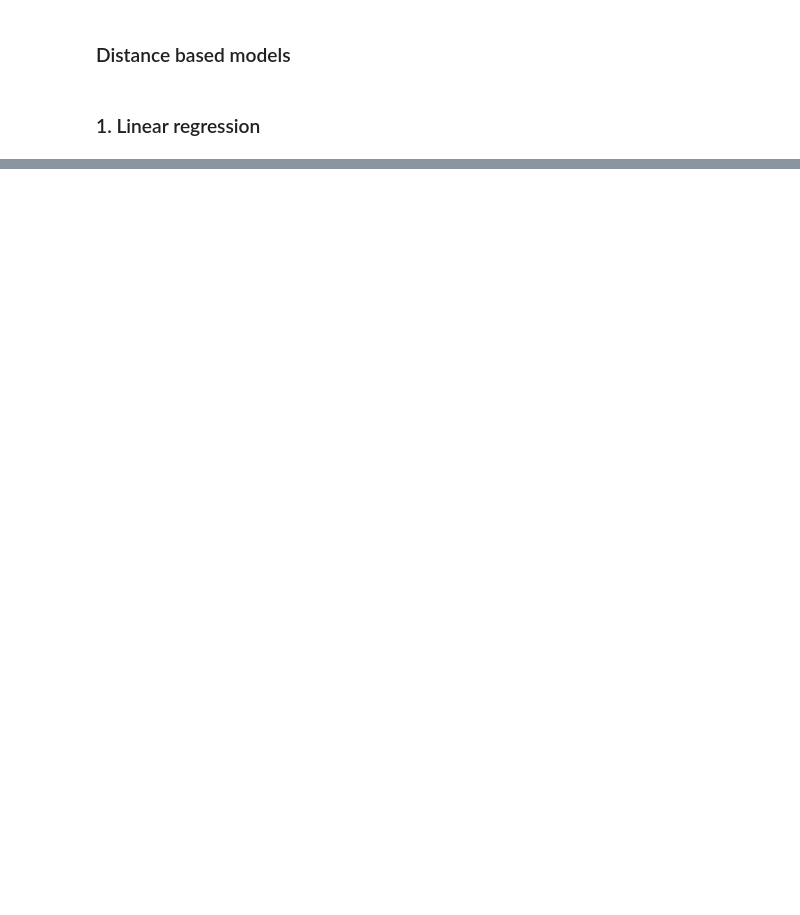
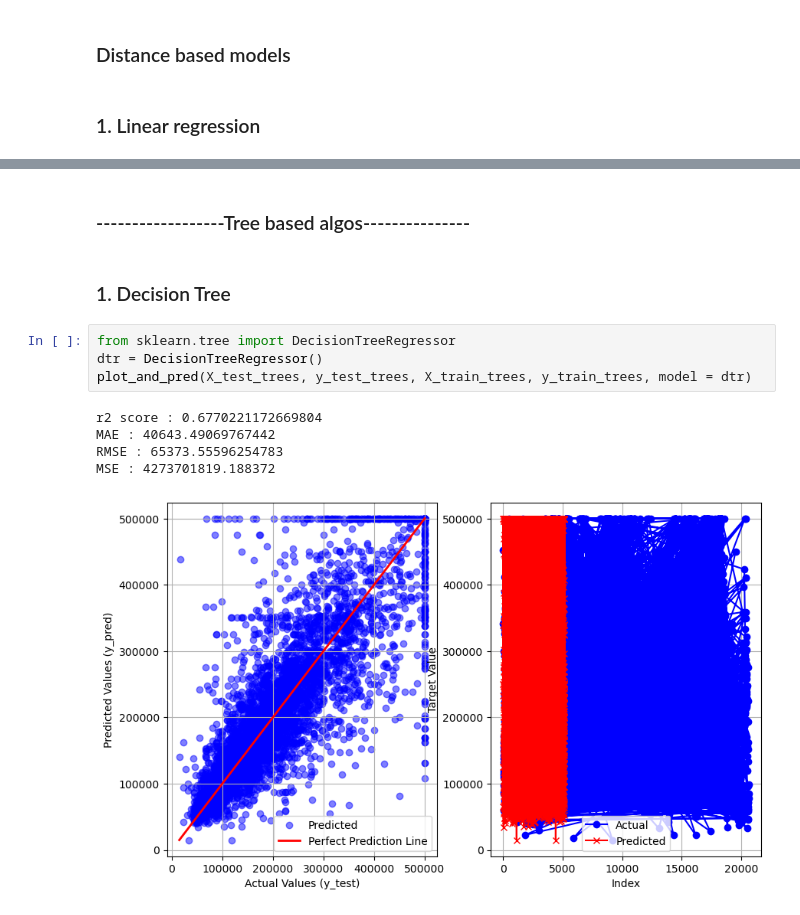
Before and after one commit to utsav87589/California-Housing, a Jupyter notebook: Supervised ML/models.ipynb, the cells around one changed output, grey strips where cells are left out. Drawn from its saved outputs; the diff is of its cells as text; blank space fills up the shorter version.

```diff
--- a/Supervised ML/models.ipynb
+++ b/Supervised ML/models.ipynb
@@ -108,0 +161,14 @@ MSE : 0.023845535589748383
+# %% [markdown]
+### ------------------Tree based algos---------------
+# %% [markdown]
+### 1. Decision Tree
+# %%
+from sklearn.tree import DecisionTreeRegressor
+dtr = DecisionTreeRegressor()
+plot_and_pred(X_test_trees, y_test_trees, X_train_trees, y_train_trees, model = dtr)
+# %% [output]
+r2 score : 0.6770221172669804
+MAE : 40643.49069767442
+RMSE : 65373.55596254783
+MSE : 4273701819.188372
+[figure, added]
```
Also changed, not shown: parts of 19 cells of this notebook, 4 other files.
